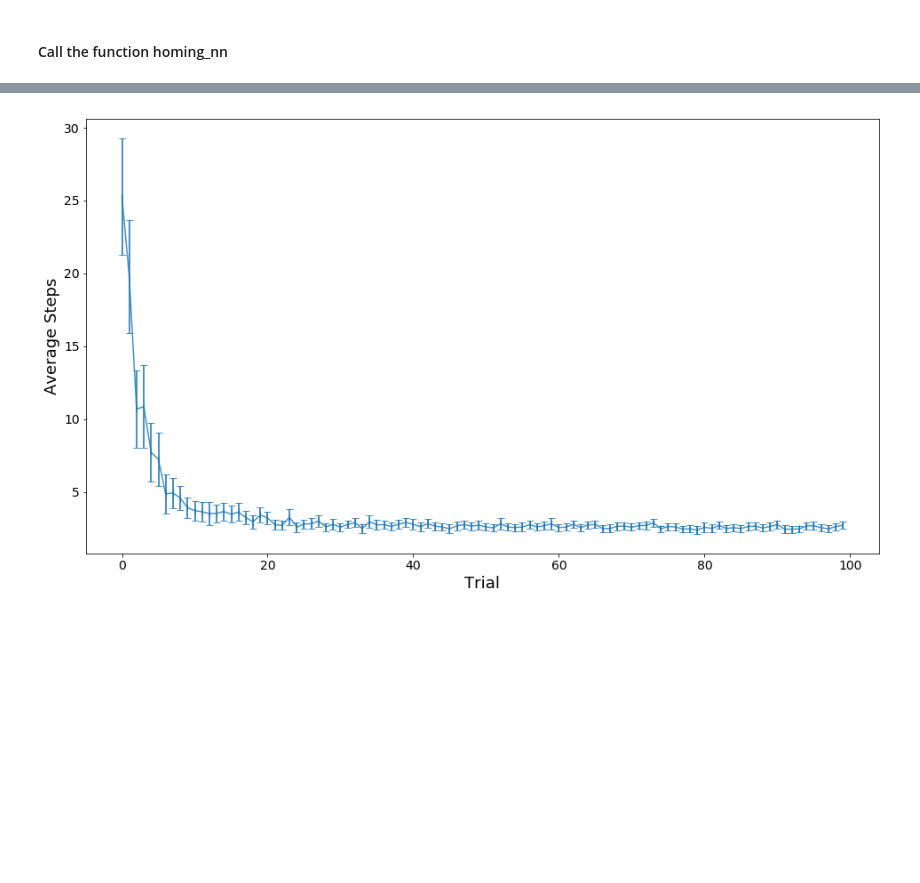
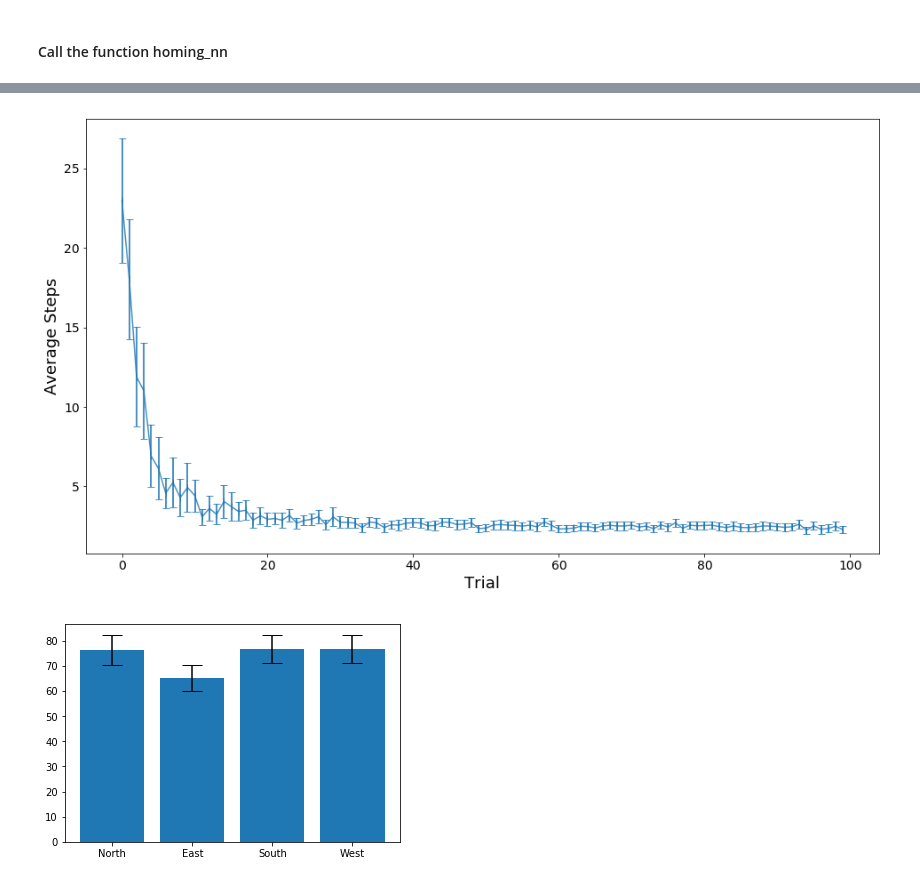
Before and after one commit to jcdhan1/COM3240-Labs, a Jupyter notebook: COM3240sessions79/Lab9.ipynb, the cells around one changed output, grey strips where cells are left out. Cells and saved outputs as stored; diff of their text form; code cells hidden in the pictures; blank space fills up the shorter version.

```diff
--- a/COM3240sessions79/Lab9.ipynb
+++ b/COM3240sessions79/Lab9.ipynb
@@ -141,16 +142,30 @@ n_trials = 100
 learning_rate=0.5                #constant step-size parameter (learning rate)
 eps=0.0                          #epsilon-greedy SARSA
 gamma=0.9                        #discounting factor
+c_min_steps = True
+c_actions = True
+import matplotlib.pyplot as plt
+l_curve=homing_nn(n_trials,learning_rate,eps,gamma, count_min_steps=c_min_steps, count_actions=c_actions)
+if c_actions:
+    actions_dict = dict(zip(['North','East','South','West'],[[],[],[],[]]))
+    flat_pref_actions = [action_n for sublist in l_curve[1] for action_n in sublist]
+    l_curve = l_curve[0]
+    actions_dict['North'] +=[flat_pref_actions.count(0)]
+    actions_dict['East']  +=[flat_pref_actions.count(1)]
+    actions_dict['South'] +=[flat_pref_actions.count(2)]
+    actions_dict['West']  +=[flat_pref_actions.count(2)]
+    print(actions_dict)
+    plt.bar(range(len(actions_dict)), [np.mean(l) for l in actions_dict.values()], align='center')
+    plt.xticks(range(len(actions_dict)), list(actions_dict.keys()))
+    plt.show()
 
-import matplotlib.pyplot as plt
-l_curve=homing_nn(n_trials,learning_rate,eps,gamma, count_min_steps=True)
 print(l_curve.shape)
 print(l_curve)
 fontsize=18
 plt.figure(figsize=(16, 9))
 plt.plot(l_curve[0].T)
 plt.xlabel('Trial',fontsize=fontsize)
-plt.ylabel('Average Steps',fontsize=fontsize)
+plt.ylabel('Steps',fontsize=fontsize)
 plt.tick_params(axis='both', which='major', labelsize=14)
 plt.show()
 # %% [output]
@@ -175,21 +192,39 @@ plt.show()
 # %%
 #produce a curve that is the average of the learning curves of the individual runs.
-def manyruns(n_trials,learning_rate,eps,gamma):
+def manyruns(n_trials,learning_rate,eps,gamma, max_steps=50, count_min_steps=False, count_actions=False):
     runs=100
     total_steps=np.zeros((runs,n_trials))
+    if count_actions:
+        actions_dict = dict(zip(['North','East','South','West'],[[],[],[],[]]))
     for j in range(runs):
-        total_steps[j,:]=homing_nn(n_trials,learning_rate,eps,gamma)
+        l_curve=homing_nn(n_trials,learning_rate,eps,gamma,max_steps,count_min_steps,count_actions)
+        if count_actions:
+            flat_pref_actions = [action_n for sublist in l_curve[1] for action_n in sublist]
+            l_curve = l_curve[0]
+            actions_dict['North'] +=[flat_pref_actions.count(0)]
+            actions_dict['East']  +=[flat_pref_actions.count(1)]
+            actions_dict['South'] +=[flat_pref_actions.count(2)]
+            actions_dict['West']  +=[flat_pref_actions.count(2)]
+        total_steps[j,:]=l_curve[0].T
+
     plt.figure(figsize=(16, 9))
     means=np.mean(total_steps, axis=0)
     errors=2*np.std(total_steps, axis=0)/np.sqrt(runs)
     plt.errorbar(np.arange(n_trials), means, errors, 0, elinewidth=2, capsize=4, alpha=0.8)
     plt.xlabel('Trial',fontsize=fontsize)
     plt.ylabel('Average Steps',fontsize=fontsize)
     plt.tick_params(axis='both', which='major', labelsize=14)
     plt.show()
-manyruns(n_trials,learning_rate,eps,gamma)
+    if count_actions:
+        #plt.bar(range(len(actions_dict)), [np.mean(l) for l in actions_dict.values()], align='center')
+        actions_errors=[2*np.std(l, axis=0)/np.sqrt(runs) for l in actions_dict.values()]
+        plt.bar(range(len(actions_dict)), [np.mean(l) for l in actions_dict.values()], yerr=actions_errors, align='center', ecolor='black', capsize=10)
+        plt.xticks(range(len(actions_dict)), list(actions_dict.keys()))
+        plt.show()
+manyruns(n_trials,learning_rate,eps,gamma,count_actions=True)
 # %% [output]
-[figure, old version]
+[figure, new version]
+[figure, added]
 # %%
 """ Minimise total difference between the actual number of steps and the total number of steps subject to learning_rate, eps,
     and gamma all between 0 and 1 inclusive."""
```
Also changed, not shown: parts of 9 cells of this notebook, 7 other files.
